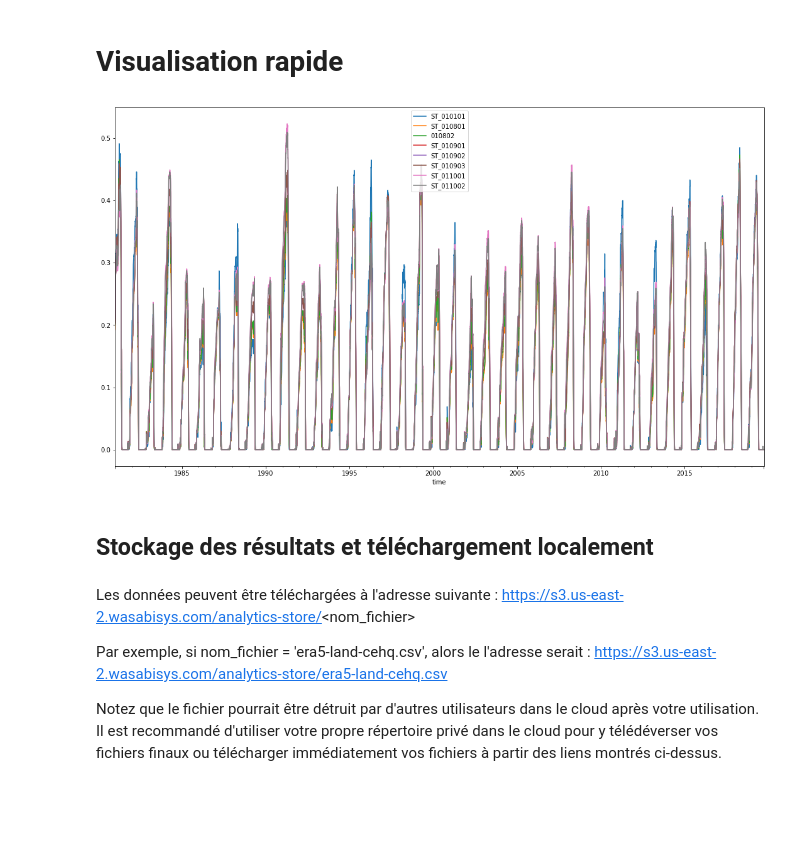
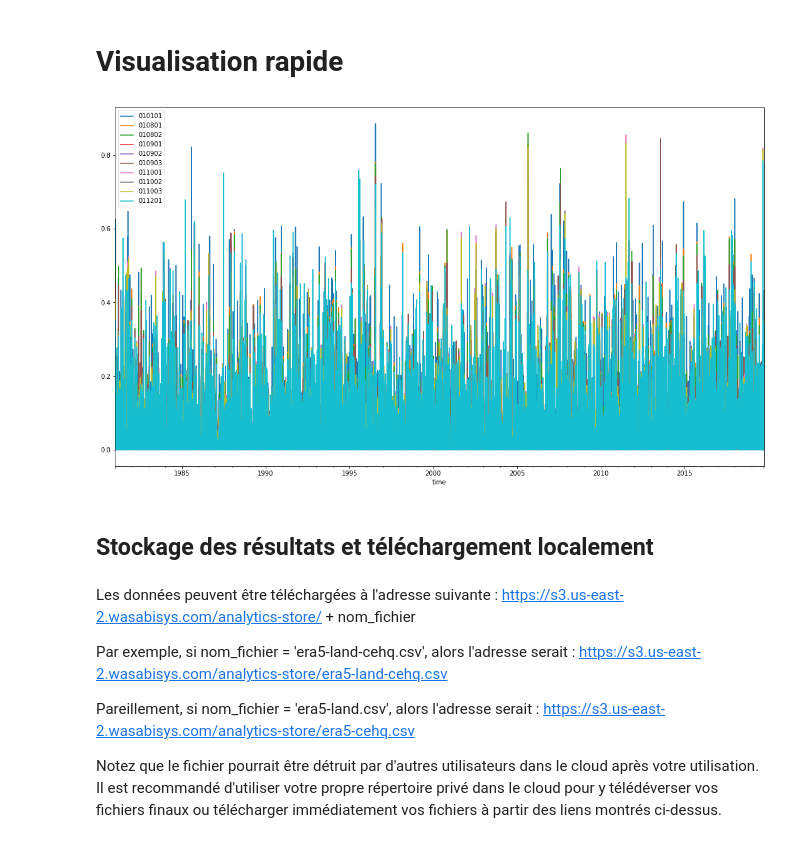
Before and after one commit to sebastienlanglois/zarr-experiments, a Jupyter notebook: zarr-experiments-era5-land.ipynb, the cells around one changed output. Saved outputs shown, nothing was run; the diff lists cells and outputs as text; code cells hidden in the pictures; blank space fills up the shorter version.

Commit message:
zarr experiments

```diff
--- a/zarr-experiments-era5-land.ipynb
+++ b/zarr-experiments-era5-land.ipynb
@@ -62,7 +65,8 @@ client
 polygon_files = 's3://watersheds-polygons/MELCC/json'
 
 # Nom du bucket contenant les donnees ERA5-Land
-bucket='s3://era5-atlantic-northeast/zarr/land/reanalysis'
+bucket_era5 ='s3://era5-atlantic-northeast/zarr/single-levels/reanalysis'
+bucket_era5_land ='s3://era5-atlantic-northeast/zarr/land/reanalysis'
 # %% [markdown]
 # Configs
 # %%
@@ -102,13 +117,13 @@ gdf.iloc[0].geometry
 # %%
 #Mapping vers filesystem depuis le bucket
-store = fsspec.get_mapper(url=bucket,
+store = fsspec.get_mapper(url=bucket_era5,
                           client_kwargs=client_kwargs,
                           anon=True)
 
 # Ouverture du zarr vers dataset (xarray)
-ds = xr.open_zarr(store,
-                  consolidated=True,
-                  chunks='auto')
-ds
+ds_era5 = xr.open_zarr(store,
+                       consolidated=True,
+                       chunks='auto')
+ds_era5
 # %% [output]
 <xarray.Dataset>
@@ -154,3 +200,19 @@ Prenons par exemple la variable sd (snow depth water equivalent) :
 # %% [markdown]
 # Application des moyennes bassins (xarray vers dataframe)
 Une fonction simple *clip_polygon_to_dataframe()* a été utilisée pour appliquer les grilles sur chacun des polygones préalablement définis dans le tableau plus haut (geopandas). Cette fonction permet également d'ajuster les fuseaux horaires et faire des opérations de réduction sur les matrices de données. Assumant que la bande passante soit d'au moins 200-300Mbit/s (ce qui est le cas dans le cloud), le calcul ne devrait pas prendre plus de 1-2 secondes par bassin en moyenne. Notons qu'il serait possible d'améliorer ce temps de calcul en optimisant la fonction *clip_polygon_to_dataframe()*
+# %%
+%%time
+
+df_era5 = ht.clip_polygon_to_dataframe(dataset=ds_era5,
+                                       geodataframe=gdf[0:10], # prendre seulement les 10 premiers pour fin de tests
+                                       geodf_index_column='Station',
+                                       variable='tp',
+                                       aggregation='sum',
+                                       resample_time='1D', # originalement au pas de temps horaire
+                                       from_tz='UTC',
+                                       to_tz='America/Montreal',
+                                       latlng_names=['latitude',
+                                                    'longitude']
+                                       )
+# Convertir vers le format fin de pas de temps
+# df.index = df.index.tz_convert(None).normalize() + pd.DateOffset(days=1)
@@ -203,8 +297,8 @@ df
 # %% [markdown]
 # Visualisation rapide
 # %%
-df.plot()
+df_era5.plot()
 fig = plt.gcf()
 fig.set_size_inches(18.5, 10.5)
 # %% [output]
-[figure, old version]
+[figure, new version]
@@ -224,8 +327,11 @@ with s3.open('s3://analytics-store/' + nom_fichier,'w') as f:
 # %% [markdown]
 Les données peuvent être téléchargées à l'adresse suivante :
-https://s3.us-east-2.wasabisys.com/analytics-store/<nom_fichier>
+https://s3.us-east-2.wasabisys.com/analytics-store/ + nom_fichier
 
-Par exemple, si nom_fichier = 'era5-land-cehq.csv', alors le l'adresse serait :
+Par exemple, si nom_fichier = 'era5-land-cehq.csv', alors l'adresse serait :
 https://s3.us-east-2.wasabisys.com/analytics-store/era5-land-cehq.csv
 
+Pareillement, si nom_fichier = 'era5-land.csv', alors l'adresse serait :
+https://s3.us-east-2.wasabisys.com/analytics-store/era5-cehq.csv
+
 Notez que le fichier pourrait être détruit par d'autres utilisateurs dans le cloud après votre utilisation. Il est recommandé d'utiliser votre propre répertoire privé dans le cloud pour y télédéverser vos fichiers finaux ou télécharger immédiatement vos fichiers à partir des liens montrés ci-dessus.
```
Also changed, not shown: parts of 22 cells of this notebook.
